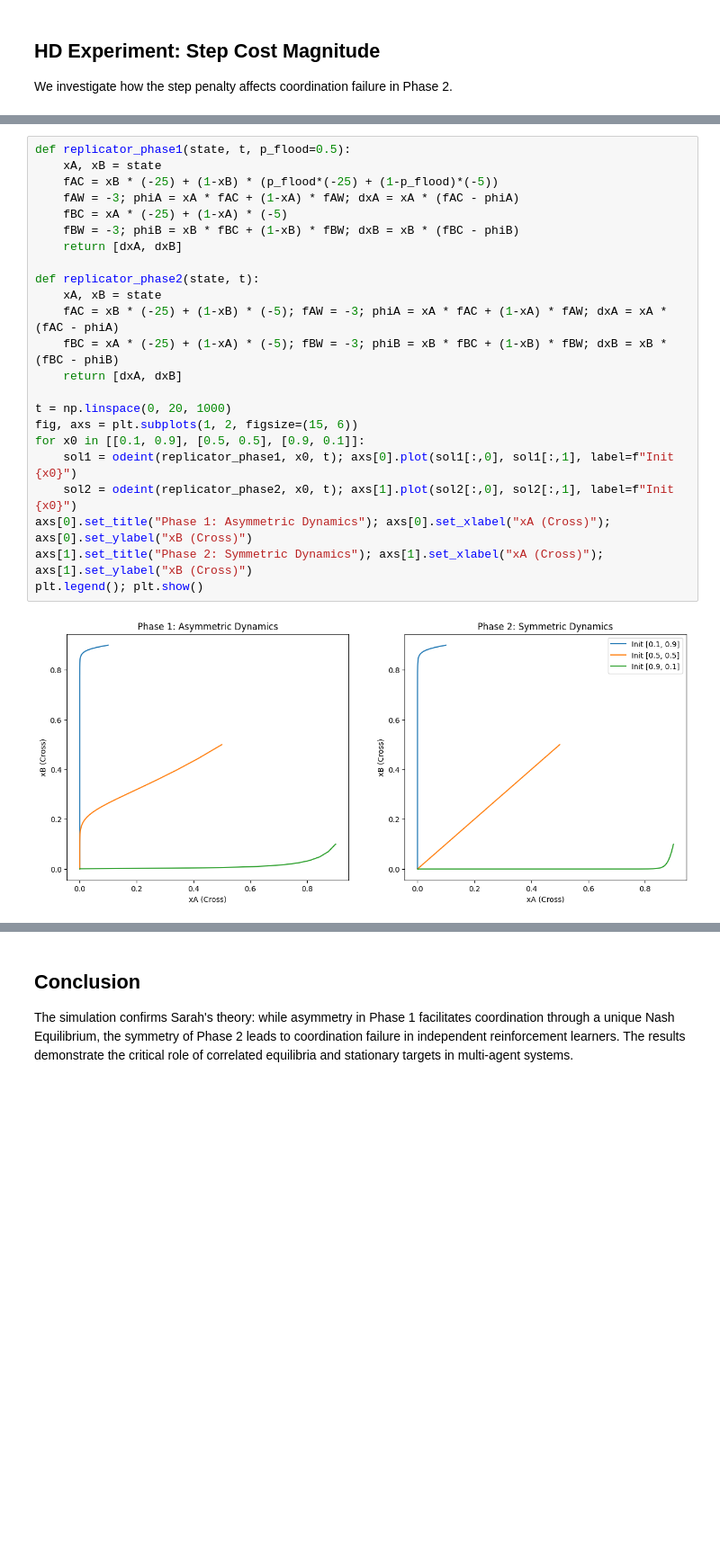
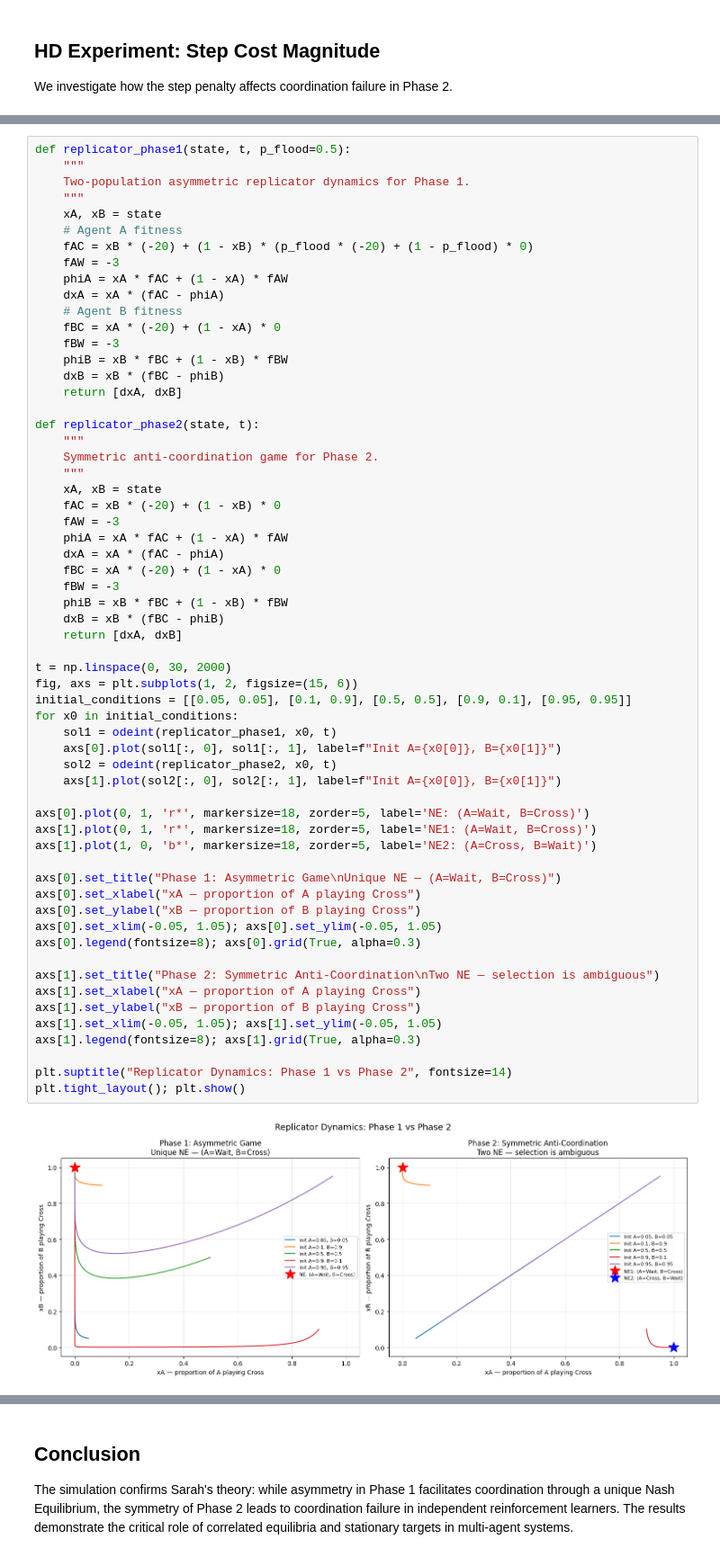
Before and after one commit to neojpulido/multi-agent-stochastic-games, a Jupyter notebook: notebooks/FIT5226_34169202_2026S1_Ass2.ipynb, the cells around one changed output, grey strips where cells are left out. Shown at 90% size. Drawn from its saved outputs; the diff is of its cells as text; blank space fills up the shorter version.

```diff
--- a/notebooks/FIT5226_34169202_2026S1_Ass2.ipynb
+++ b/notebooks/FIT5226_34169202_2026S1_Ass2.ipynb
@@ -360,28 +446,65 @@ This is a Hawk-Dove game with two pure Nash Equilibria: (C,W) and (W,C).
 # %%
 def replicator_phase1(state, t, p_flood=0.5):
+    """
+    Two-population asymmetric replicator dynamics for Phase 1.
+    """
     xA, xB = state
-    fAC = xB * (-25) + (1-xB) * (p_flood*(-25) + (1-p_flood)*(-5))
-    fAW = -3; phiA = xA * fAC + (1-xA) * fAW; dxA = xA * (fAC - phiA)
-    fBC = xA * (-25) + (1-xA) * (-5)
-    fBW = -3; phiB = xB * fBC + (1-xB) * fBW; dxB = xB * (fBC - phiB)
+    # Agent A fitness
+    fAC = xB * (-20) + (1 - xB) * (p_flood * (-20) + (1 - p_flood) * 0)
+    fAW = -3
+    phiA = xA * fAC + (1 - xA) * fAW
+    dxA = xA * (fAC - phiA)
+    # Agent B fitness
+    fBC = xA * (-20) + (1 - xA) * 0
+    fBW = -3
+    phiB = xB * fBC + (1 - xB) * fBW
+    dxB = xB * (fBC - phiB)
     return [dxA, dxB]
 
 def replicator_phase2(state, t):
+    """
+    Symmetric anti-coordination game for Phase 2.
+    """
     xA, xB = state
-    fAC = xB * (-25) + (1-xB) * (-5); fAW = -3; phiA = xA * fAC + (1-xA) * fAW; dxA = xA * (fAC - phiA)
-    fBC = xA * (-25) + (1-xA) * (-5); fBW = -3; phiB = xB * fBC + (1-xB) * fBW; dxB = xB * (fBC - phiB)
+    fAC = xB * (-20) + (1 - xB) * 0
+    fAW = -3
+    phiA = xA * fAC + (1 - xA) * fAW
+    dxA = xA * (fAC - phiA)
+    fBC = xA * (-20) + (1 - xA) * 0
+    fBW = -3
+    phiB = xB * fBC + (1 - xB) * fBW
+    dxB = xB * (fBC - phiB)
     return [dxA, dxB]
 
-t = np.linspace(0, 20, 1000)
+t = np.linspace(0, 30, 2000)
 fig, axs = plt.subplots(1, 2, figsize=(15, 6))
-for x0 in [[0.1, 0.9], [0.5, 0.5], [0.9, 0.1]]:
-    sol1 = odeint(replicator_phase1, x0, t); axs[0].plot(sol1[:,0], sol1[:,1], label=f"Init {x0}")
-    sol2 = odeint(replicator_phase2, x0, t); axs[1].plot(sol2[:,0], sol2[:,1], label=f"Init {x0}")
-axs[0].set_title("Phase 1: Asymmetric Dynamics"); axs[0].set_xlabel("xA (Cross)"); axs[0].set_ylabel("xB (Cross)")
-axs[1].set_title("Phase 2: Symmetric Dynamics"); axs[1].set_xlabel("xA (Cross)"); axs[1].set_ylabel("xB (Cross)")
-plt.legend(); plt.show()
+initial_conditions = [[0.05, 0.05], [0.1, 0.9], [0.5, 0.5], [0.9, 0.1], [0.95, 0.95]]
+for x0 in initial_conditions:
+    sol1 = odeint(replicator_phase1, x0, t)
+    axs[0].plot(sol1[:, 0], sol1[:, 1], label=f"Init A={x0[0]}, B={x0[1]}")
+    sol2 = odeint(replicator_phase2, x0, t)
+    axs[1].plot(sol2[:, 0], sol2[:, 1], label=f"Init A={x0[0]}, B={x0[1]}")
+
+axs[0].plot(0, 1, 'r*', markersize=18, zorder=5, label='NE: (A=Wait, B=Cross)')
+axs[1].plot(0, 1, 'r*', markersize=18, zorder=5, label='NE1: (A=Wait, B=Cross)')
+axs[1].plot(1, 0, 'b*', markersize=18, zorder=5, label='NE2: (A=Cross, B=Wait)')
+
+axs[0].set_title("Phase 1: Asymmetric Game\nUnique NE — (A=Wait, B=Cross)")
+axs[0].set_xlabel("xA — proportion of A playing Cross")
+axs[0].set_ylabel("xB — proportion of B playing Cross")
+axs[0].set_xlim(-0.05, 1.05); axs[0].set_ylim(-0.05, 1.05)
+axs[0].legend(fontsize=8); axs[0].grid(True, alpha=0.3)
+
+axs[1].set_title("Phase 2: Symmetric Anti-Coordination\nTwo NE — selection is ambiguous")
+axs[1].set_xlabel("xA — proportion of A playing Cross")
+axs[1].set_ylabel("xB — proportion of B playing Cross")
+axs[1].set_xlim(-0.05, 1.05); axs[1].set_ylim(-0.05, 1.05)
+axs[1].legend(fontsize=8); axs[1].grid(True, alpha=0.3)
+
+plt.suptitle("Replicator Dynamics: Phase 1 vs Phase 2", fontsize=14)
+plt.tight_layout(); plt.show()
 # %% [output]
-[figure, old version]
+[figure, new version]
 # %%
 xA, xB = np.meshgrid(np.linspace(0, 1, 20), np.linspace(0, 1, 20))
 u = np.zeros_like(xA); v = np.zeros_like(xB)
```
Also changed, not shown: parts of 16 cells of this notebook, 8 other files.
